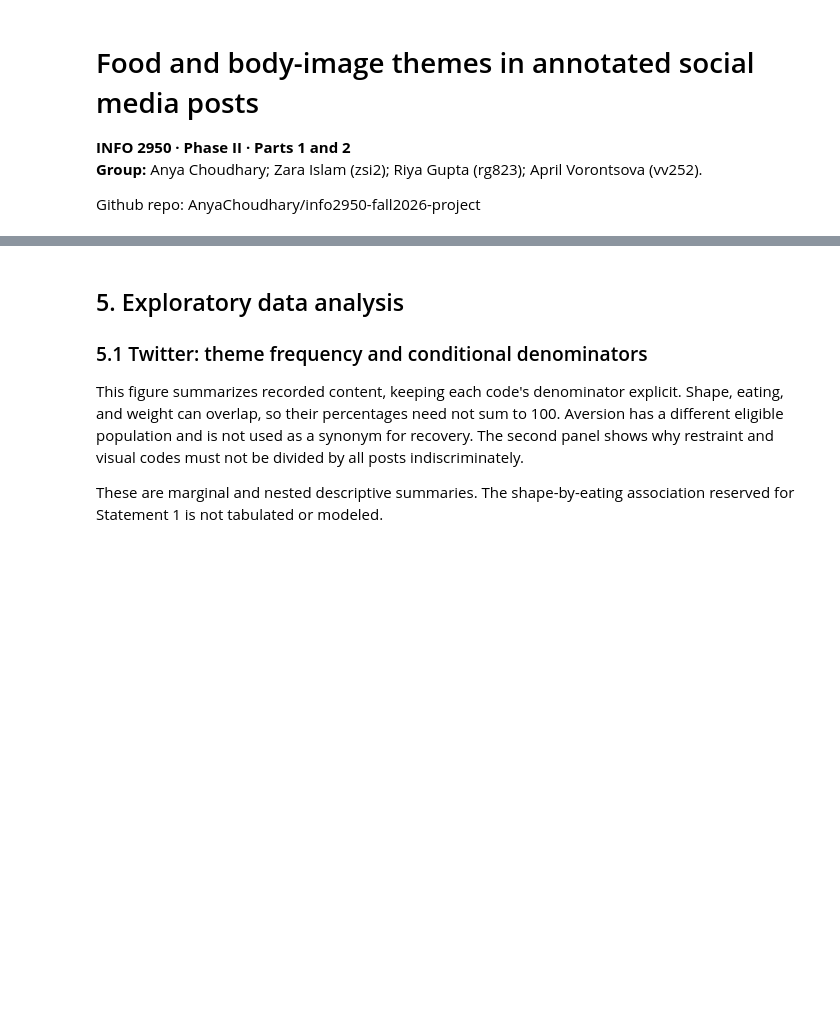
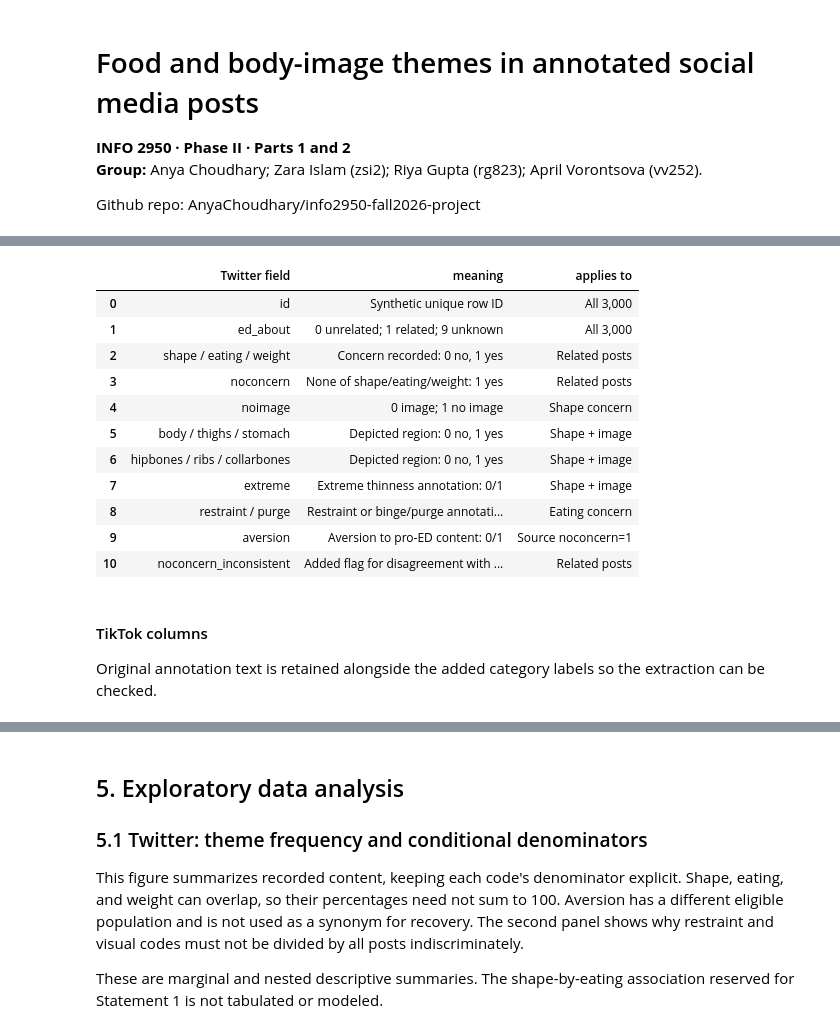
Before and after one commit to AnyaChoudhary/info2950-fall2026-project, a Jupyter notebook: notebooks/INFO2950_Phase_II.ipynb, the cells around one changed output, grey strips where cells are left out. Drawn from its saved outputs; the diff is of its cells as text; code cells hidden in the pictures; blank space fills up the shorter version.

Commit message:
Revise cleaning, research questions, and data documentation for Persons 1 and 2

```diff
--- a/notebooks/INFO2950_Phase_II.ipynb
+++ b/notebooks/INFO2950_Phase_II.ipynb
@@ -380,0 +45,17 @@ These limitations motivate within-source descriptions and cautious association m
+# %%
+# Import the libraries used below.
+from pathlib import Path
+import hashlib, json, re, sys, platform
+import numpy as np
+import pandas as pd
+import matplotlib
+import matplotlib.pyplot as plt
+from IPython.display import display, Markdown
+
+from urllib.request import urlopen
+import ssl
+import certifi
+from matplotlib import font_manager
+
+# Show complete definitions in notebook tables.
+pd.set_option('display.max_colwidth', None)
@@ -380,0 +438,31 @@ These limitations motivate within-source descriptions and cautious association m
+# %%
+# Present the source-specific dictionary rather than equating similarly named fields.
+tw_dictionary = [
+ ('id', 'Synthetic unique row ID', 'All 3,000'),
+ ('ed_about', '0 unrelated; 1 related; 9 unknown', 'All 3,000'),
+ ('shape / eating / weight', 'Concern recorded: 0 no, 1 yes', 'Related posts'),
+ ('noconcern', 'None of shape/eating/weight: 1 yes', 'Related posts'),
+ ('noimage', '0 image; 1 no image', 'Shape concern'),
+ ('body / thighs / stomach', 'Depicted region: 0 no, 1 yes', 'Shape + image'),
+ ('hipbones / ribs / collarbones', 'Depicted region: 0 no, 1 yes', 'Shape + image'),
+ ('extreme', 'Extreme thinness annotation: 0/1', 'Shape + image'),
+ ('restraint / purge', 'Restraint or binge/purge annotation: 0/1', 'Eating concern'),
+ ('aversion', 'Aversion to pro-ED content: 0/1', 'Source noconcern=1'),
+ ('noconcern_inconsistent', 'Added flag for disagreement with three concern codes', 'Related posts')]
+display(pd.DataFrame(tw_dictionary, columns=['Twitter field', 'meaning', 'applies to']))
+# %% [output]
+|  | Twitter field | meaning | applies to |
+| 0 | id | Synthetic unique row ID | All 3,000 |
+| 1 | ed_about | 0 unrelated; 1 related; 9 unknown | All 3,000 |
+| 2 | shape / eating / weight | Concern recorded: 0 no, 1 yes | Related posts |
+| 3 | noconcern | None of shape/eating/weight: 1 yes | Related posts |
+| 4 | noimage | 0 image; 1 no image | Shape concern |
+| 5 | body / thighs / stomach | Depicted region: 0 no, 1 yes | Shape + image |
+| 6 | hipbones / ribs / collarbones | Depicted region: 0 no, 1 yes | Shape + image |
+| 7 | extreme | Extreme thinness annotation: 0/1 | Shape + image |
+| 8 | restraint / purge | Restraint or binge/purge annotati... | Eating concern |
+| 9 | aversion | Aversion to pro-ED content: 0/1 | Source noconcern=1 |
+| 10 | noconcern_inconsistent | Added flag for disagreement with ... | Related posts |
+# %% [markdown]
+#### TikTok columns
+Original annotation text is retained alongside the added category labels so the extraction can be checked.
```
Also changed, not shown: parts of 49 cells of this notebook, 2 other files.
